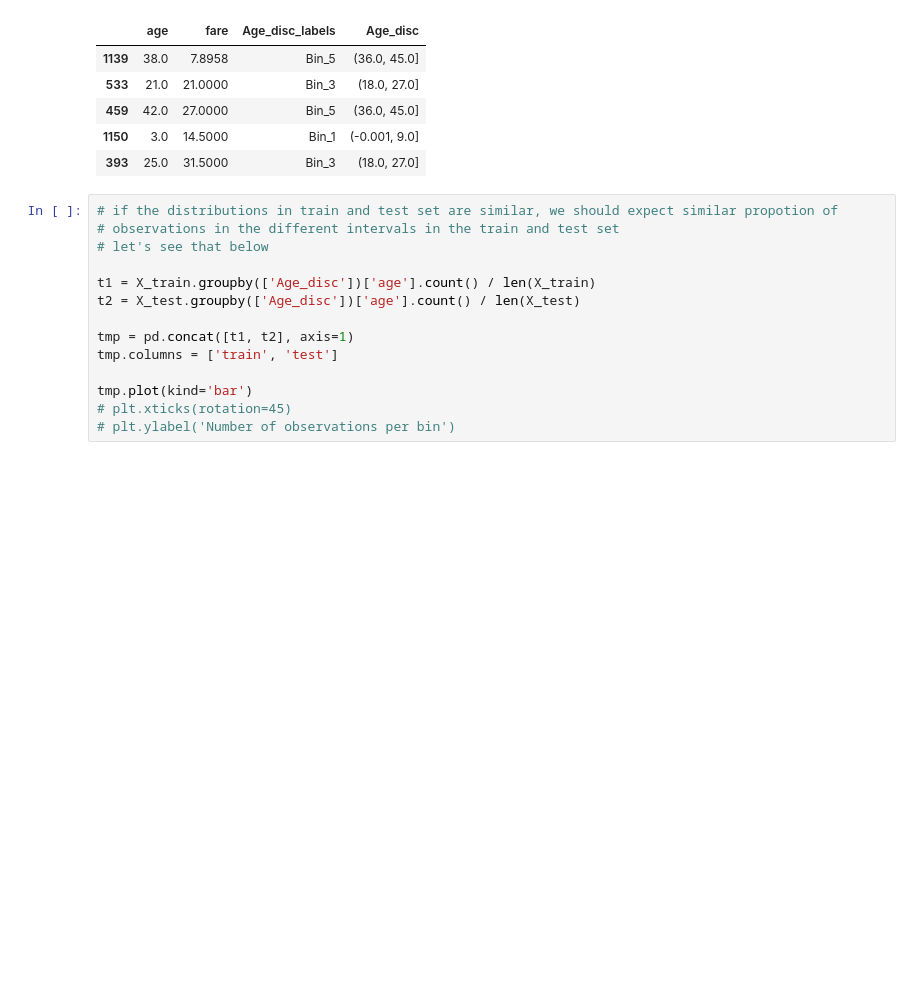
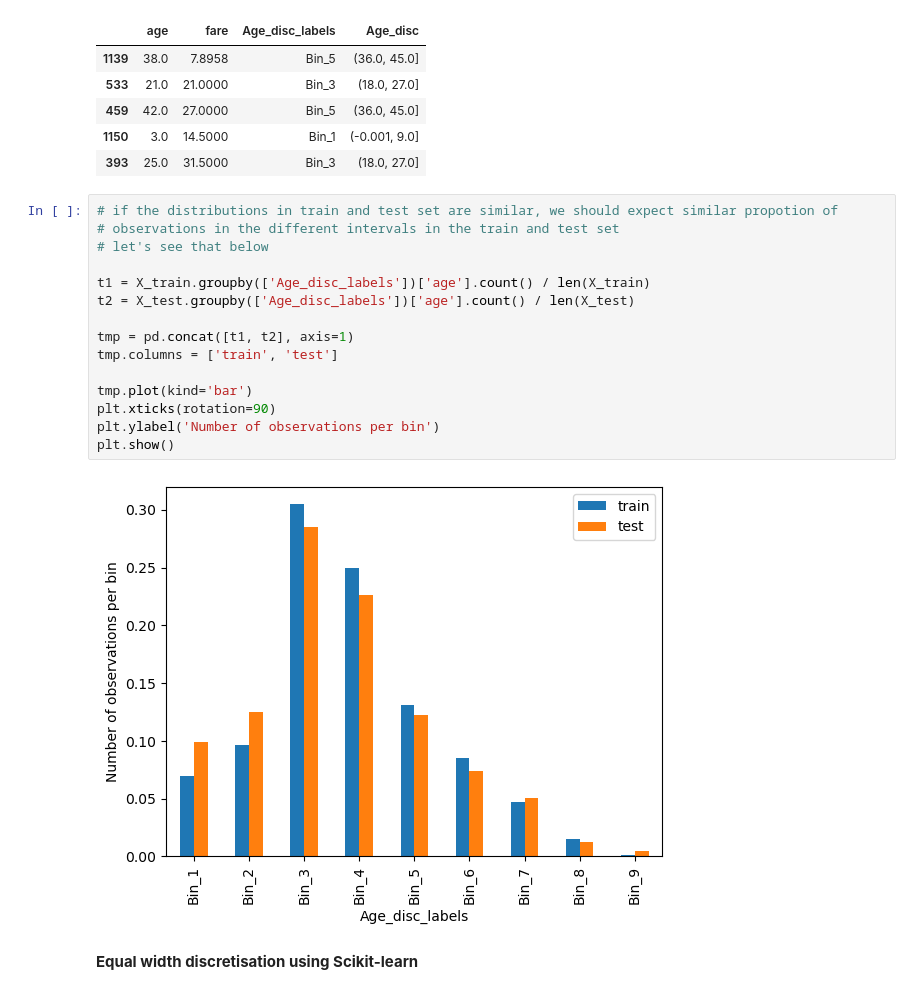
Before and after one commit to pvsnp9/Feature-Enginering, a Jupyter notebook: section_discretization/01_Equal_width.ipynb, the cells around one changed output. Drawn from its saved outputs; the diff is of its cells as text; blank space fills up the shorter version.

Commit message:
Equal width and Equal frequency (Quantile)

```diff
--- a/section_discretization/01_Equal_width.ipynb
+++ b/section_discretization/01_Equal_width.ipynb
@@ -255,14 +244,19 @@ X_test.head()
 # %%
 # if the distributions in train and test set are similar, we should expect similar propotion of
 # observations in the different intervals in the train and test set
 # let's see that below
 
-t1 = X_train.groupby(['Age_disc'])['age'].count() / len(X_train)
-t2 = X_test.groupby(['Age_disc'])['age'].count() / len(X_test)
+t1 = X_train.groupby(['Age_disc_labels'])['age'].count() / len(X_train)
+t2 = X_test.groupby(['Age_disc_labels'])['age'].count() / len(X_test)
 
 tmp = pd.concat([t1, t2], axis=1)
 tmp.columns = ['train', 'test']
 
 tmp.plot(kind='bar')
-# plt.xticks(rotation=45)
-# plt.ylabel('Number of observations per bin')
+plt.xticks(rotation=90)
+plt.ylabel('Number of observations per bin')
+plt.show()
+# %% [output]
+[figure, added]
+# %% [markdown]
+**Equal width discretisation using Scikit-learn**
```
Also changed, not shown: parts of 9 cells of this notebook, 1 other file.
